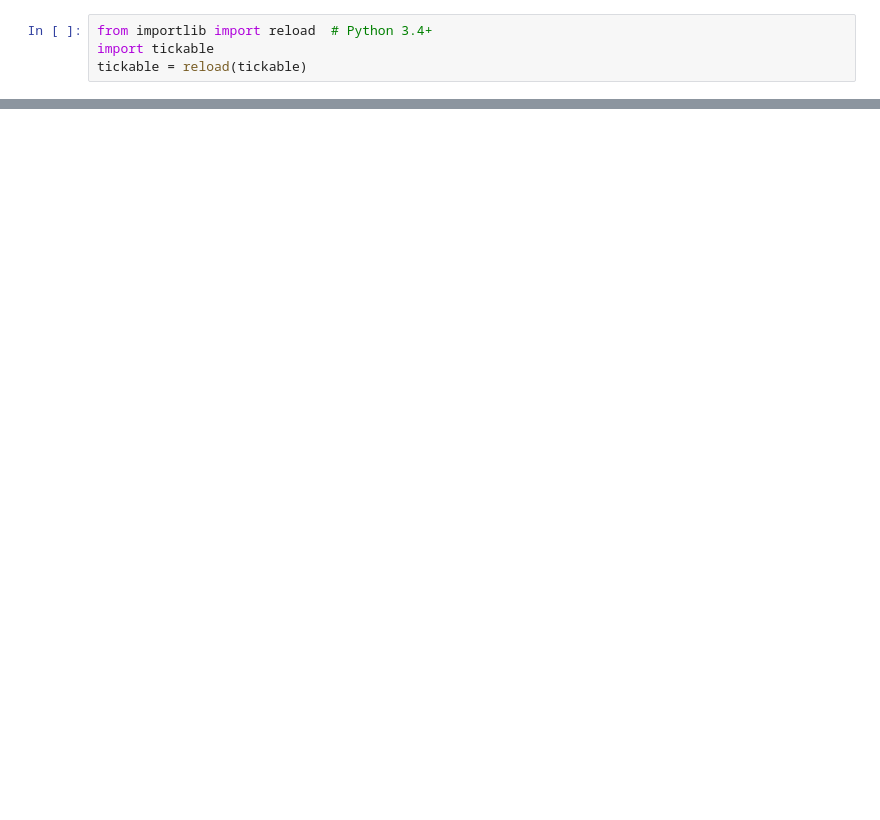
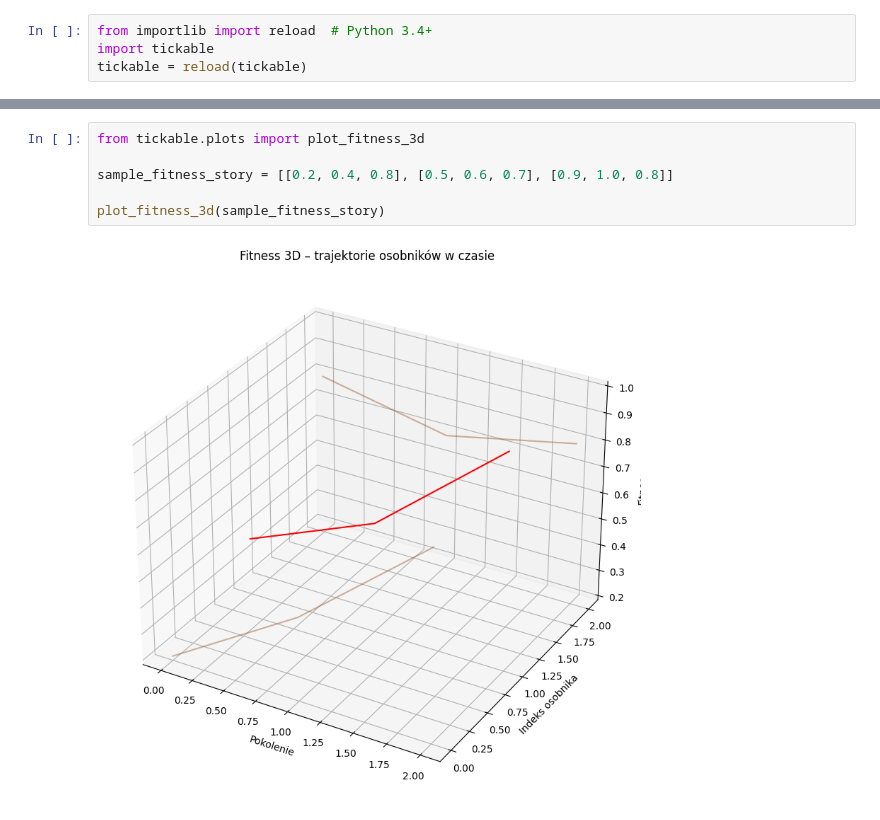
Before and after one commit to Sarverott/laughing-computing-machine, a Jupyter notebook: examples/ttt_gen.ipynb, the cells around one changed output, grey strips where cells are left out. Drawn from its saved outputs; the diff is of its cells as text; blank space fills up the shorter version.

```diff
--- a/examples/ttt_gen.ipynb
+++ b/examples/ttt_gen.ipynb
@@ -138,0 +162,8 @@ plot_fitness_over_time(results["fit_story"])
+# %%
+from tickable.plots import plot_fitness_3d
+
+sample_fitness_story = [[0.2, 0.4, 0.8], [0.5, 0.6, 0.7], [0.9, 1.0, 0.8]]
+
+plot_fitness_3d(sample_fitness_story)
+# %% [output]
+[figure, added]
```
Also changed, not shown: parts of 7 cells of this notebook, 1 other file.
